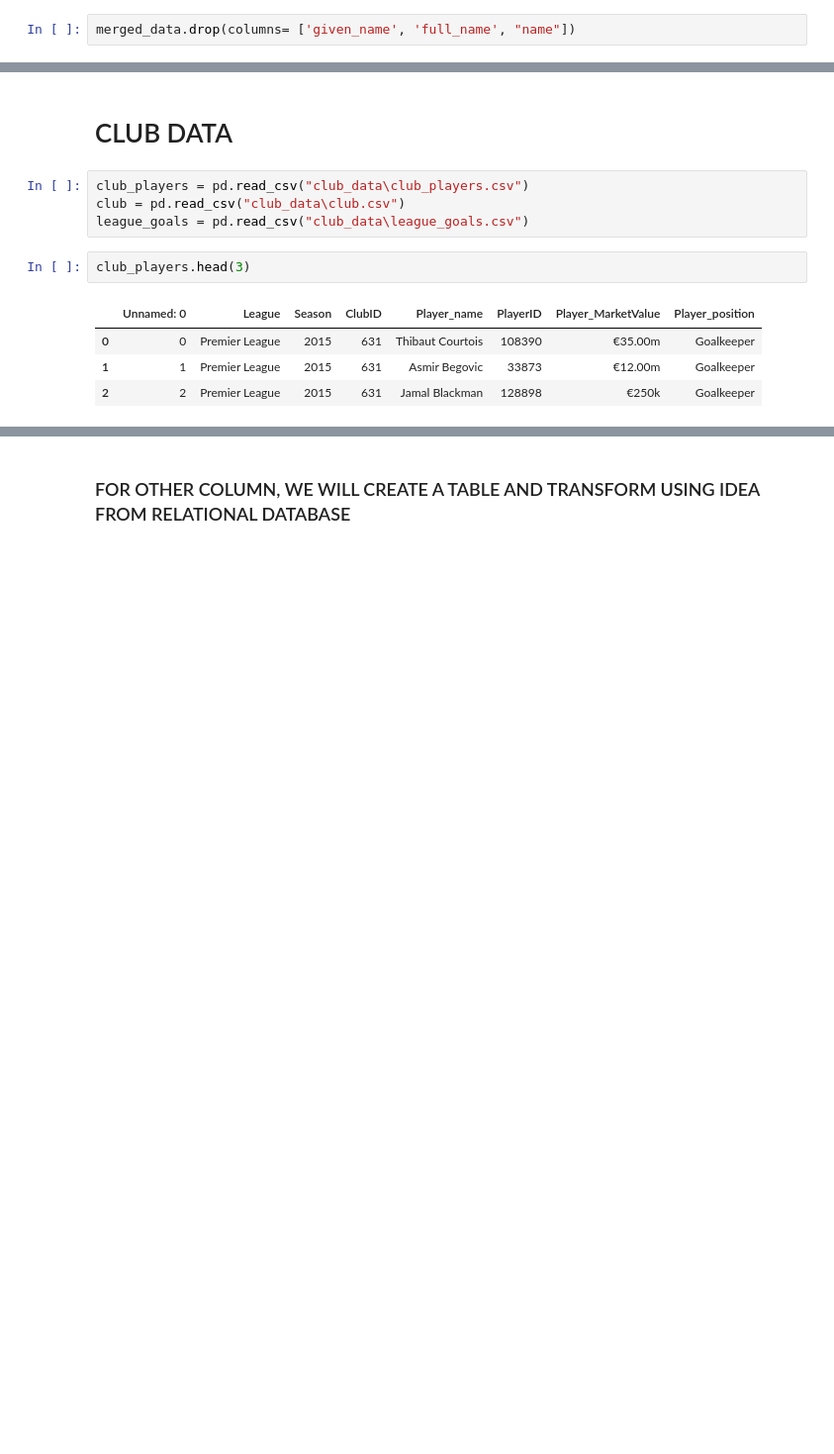
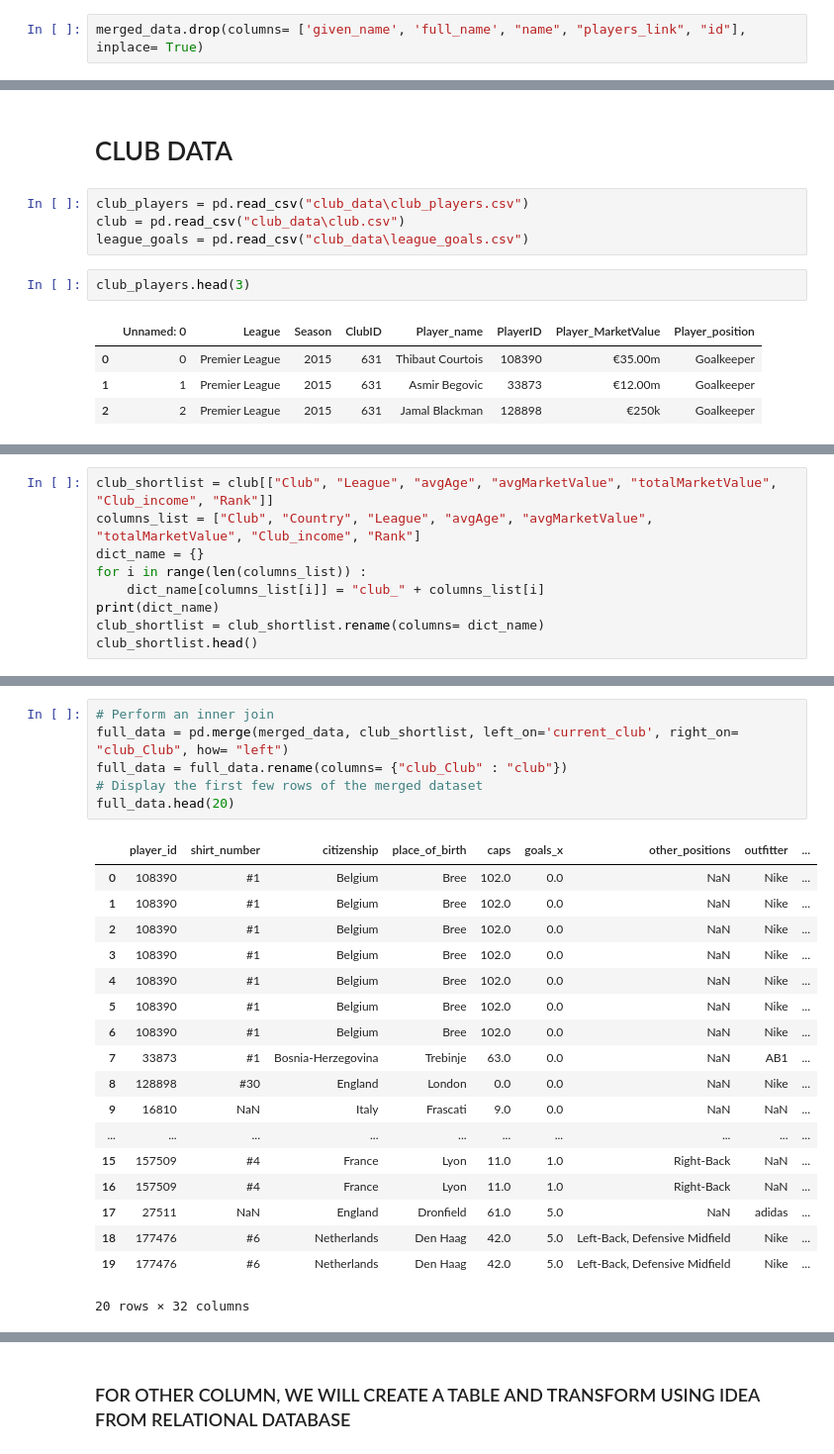
Before and after one commit to ngocquanofficial/Football-Player-Price-Prediction, a Jupyter notebook: data_preprocessing.ipynb, the cells around one changed output, grey strips where cells are left out. Shown at 99% size. Drawn from its saved outputs; the diff is of its cells as text; blank space fills up the shorter version.

Commit message:
data preprocessing, merger all into 1 table

```diff
--- a/data_preprocessing.ipynb
+++ b/data_preprocessing.ipynb
@@ -120,4 +129,4 @@ merged_data.head()
 # %% [markdown]
 ### We have playerID, name is not neccesary for computer
 # %%
-merged_data.drop(columns= ['given_name', 'full_name', "name"])
+merged_data.drop(columns= ['given_name', 'full_name', "name", "players_link", "id"], inplace= True)
@@ -172,0 +184,9 @@ club_players[club_players["Player_name"] == "Thibaut Courtois"]
+# %%
+club_shortlist = club[["Club", "League", "avgAge", "avgMarketValue", "totalMarketValue", "Club_income", "Rank"]]
+columns_list = ["Club", "Country", "League", "avgAge", "avgMarketValue", "totalMarketValue", "Club_income", "Rank"]
+dict_name = {}
+for i in range(len(columns_list)) :
+    dict_name[columns_list[i]] = "club_" + columns_list[i]
+print(dict_name)
+club_shortlist = club_shortlist.rename(columns= dict_name)
+club_shortlist.head()
@@ -172,0 +201,25 @@ club_players[club_players["Player_name"] == "Thibaut Courtois"]
+# %%
+# Perform an inner join
+full_data = pd.merge(merged_data, club_shortlist, left_on='current_club', right_on= "club_Club", how= "left")
+full_data = full_data.rename(columns= {"club_Club" : "club"})
+# Display the first few rows of the merged dataset
+full_data.head(20)
+# %% [output]
+|  | player_id | shirt_number | citizenship | place_of_birth | caps | goals_x | other_positions | outfitter | ... |
+| 0 | 108390 | #1 | Belgium | Bree | 102.0 | 0.0 | NaN | Nike | ... |
+| 1 | 108390 | #1 | Belgium | Bree | 102.0 | 0.0 | NaN | Nike | ... |
+| 2 | 108390 | #1 | Belgium | Bree | 102.0 | 0.0 | NaN | Nike | ... |
+| 3 | 108390 | #1 | Belgium | Bree | 102.0 | 0.0 | NaN | Nike | ... |
+| 4 | 108390 | #1 | Belgium | Bree | 102.0 | 0.0 | NaN | Nike | ... |
+| 5 | 108390 | #1 | Belgium | Bree | 102.0 | 0.0 | NaN | Nike | ... |
+| 6 | 108390 | #1 | Belgium | Bree | 102.0 | 0.0 | NaN | Nike | ... |
+| 7 | 33873 | #1 | Bosnia-Herzegovina | Trebinje | 63.0 | 0.0 | NaN | AB1 | ... |
+| 8 | 128898 | #30 | England | London | 0.0 | 0.0 | NaN | Nike | ... |
+| 9 | 16810 | NaN | Italy | Frascati | 9.0 | 0.0 | NaN | NaN | ... |
+| ... | ... | ... | ... | ... | ... | ... | ... | ... | ... |
+| 15 | 157509 | #4 | France | Lyon | 11.0 | 1.0 | Right-Back | NaN | ... |
+| 16 | 157509 | #4 | France | Lyon | 11.0 | 1.0 | Right-Back | NaN | ... |
+| 17 | 27511 | NaN | England | Dronfield | 61.0 | 5.0 | NaN | adidas | ... |
+| 18 | 177476 | #6 | Netherlands | Den Haag | 42.0 | 5.0 | Left-Back, Defensive Midfield | Nike | ... |
+| 19 | 177476 | #6 | Netherlands | Den Haag | 42.0 | 5.0 | Left-Back, Defensive Midfield | Nike | ... |
+20 rows × 32 columns
```
Also changed, not shown: parts of 11 cells of this notebook.
